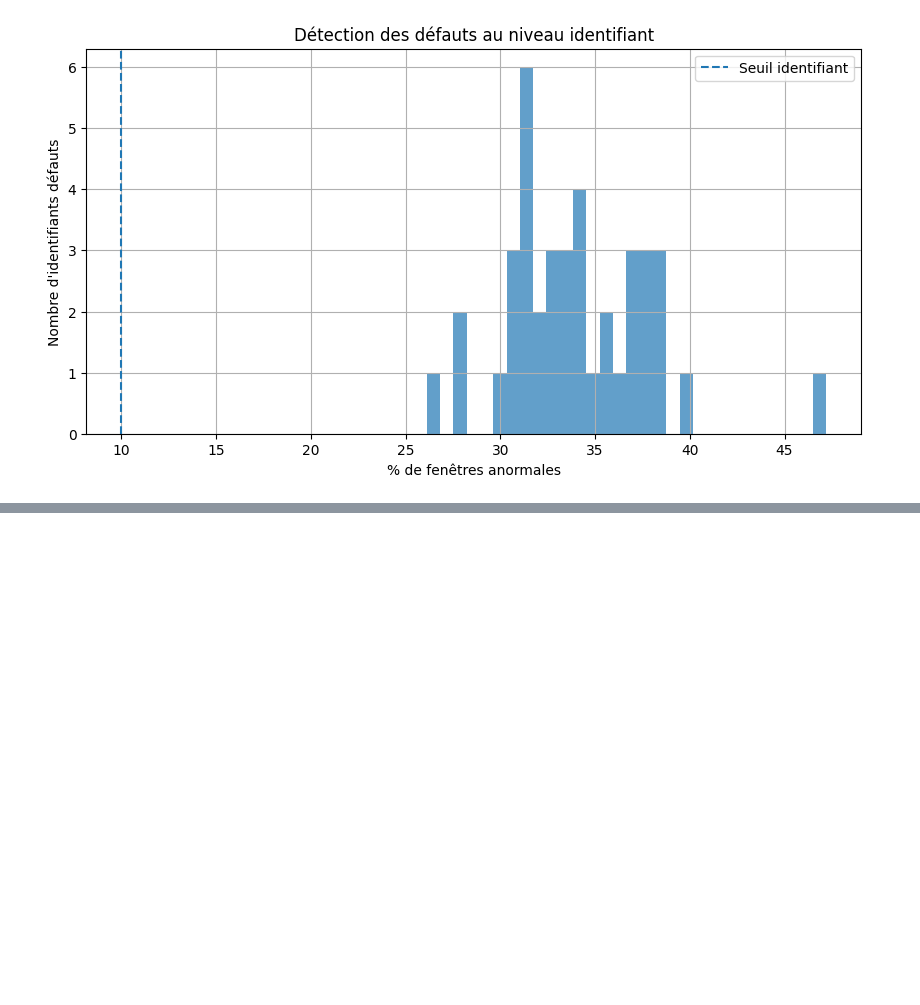
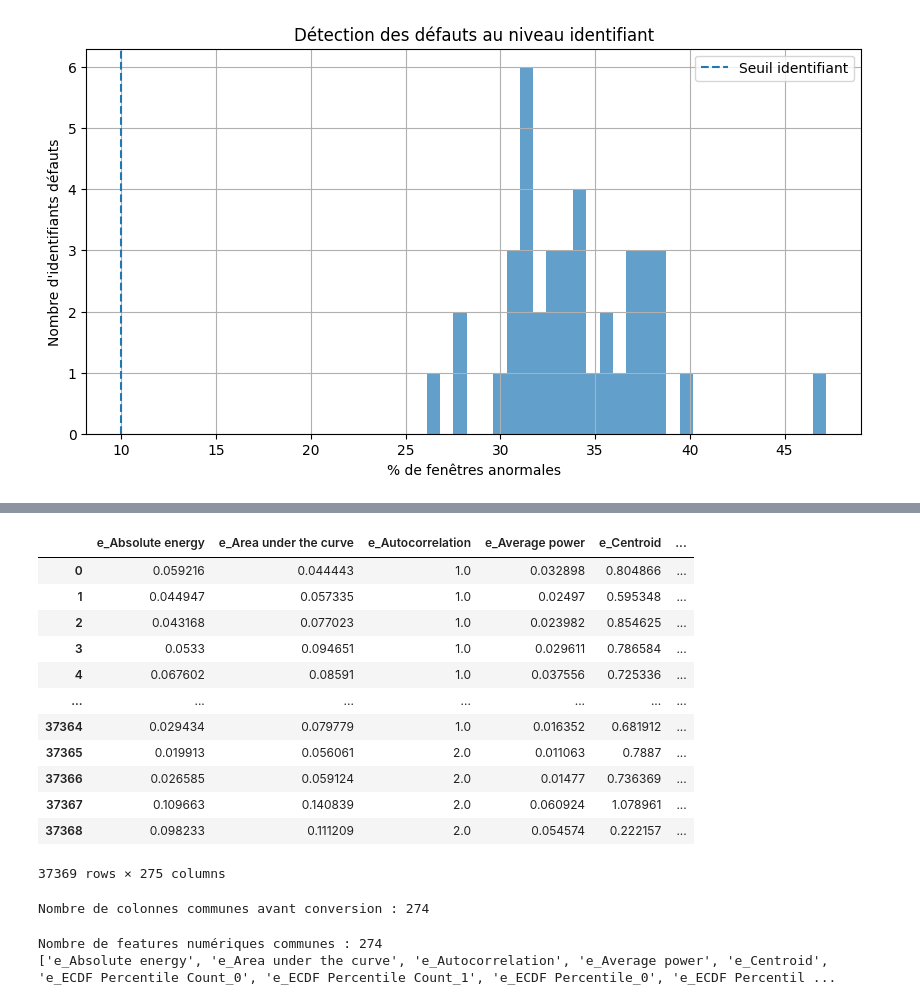
Before and after one commit to louay-git/EI_Stellantis, a Jupyter notebook: dataset0/test.ipynb, the cells around one changed output, grey strips where cells are left out. Drawn from its saved outputs; the diff is of its cells as text; code cells hidden in the pictures; blank space fills up the shorter version.

```diff
--- a/dataset0/test.ipynb
+++ b/dataset0/test.ipynb
@@ -540,0 +578,19 @@ plt.show()
+# %%
+fileEF2 = os.path.join(os.getcwd(), "pdfFeatures2.pkl".format(nSet))
+pdfEF2 = pd.read_pickle(fileEF2)
+# %%
+pdfEF2
+# %% [output]
+|  | e_Absolute energy | e_Area under the curve | e_Autocorrelation | e_Average power | e_Centroid | ... |
+| 0 | 0.059216 | 0.044443 | 1.0 | 0.032898 | 0.804866 | ... |
+| 1 | 0.044947 | 0.057335 | 1.0 | 0.02497 | 0.595348 | ... |
+| 2 | 0.043168 | 0.077023 | 1.0 | 0.023982 | 0.854625 | ... |
+| 3 | 0.0533 | 0.094651 | 1.0 | 0.029611 | 0.786584 | ... |
+| 4 | 0.067602 | 0.08591 | 1.0 | 0.037556 | 0.725336 | ... |
+| ... | ... | ... | ... | ... | ... | ... |
+| 37364 | 0.029434 | 0.079779 | 1.0 | 0.016352 | 0.681912 | ... |
+| 37365 | 0.019913 | 0.056061 | 2.0 | 0.011063 | 0.7887 | ... |
+| 37366 | 0.026585 | 0.059124 | 2.0 | 0.01477 | 0.736369 | ... |
+| 37367 | 0.109663 | 0.140839 | 2.0 | 0.060924 | 1.078961 | ... |
+| 37368 | 0.098233 | 0.111209 | 2.0 | 0.054574 | 0.222157 | ... |
+37369 rows × 275 columns
@@ -540,0 +626,41 @@ plt.show()
+# %%
+common_cols = sorted(
+    list(
+        (set(df_normal.columns) & set(df_fault1.columns) & set(df_mix.columns))
+        - {ID_COL}
+    )
+)
+
+print("Nombre de colonnes communes avant conversion :", len(common_cols))
+# %% [output]
+Nombre de colonnes communes avant conversion : 274
+# %%
+numeric_cols = []
+
+for col in common_cols:
+    normal_col = pd.to_numeric(
+        df_normal[col].astype(str).str.replace(",", ".", regex=False),
+        errors="coerce"
+    )
+
+    fault1_col = pd.to_numeric(
+        df_fault1[col].astype(str).str.replace(",", ".", regex=False),
+        errors="coerce"
+    )
+
+    mix_col = pd.to_numeric(
+        df_mix[col].astype(str).str.replace(",", ".", regex=False),
+        errors="coerce"
+    )
+
+    if normal_col.notna().any() and fault1_col.notna().any() and mix_col.notna().any():
+        numeric_cols.append(col)
+
+print("Nombre de features numériques communes :", len(numeric_cols))
+print(numeric_cols)
+
+if len(numeric_cols) == 0:
+    raise ValueError("Aucune feature numérique commune trouvée.")
+# %% [output]
+Nombre de features numériques communes : 274
+['e_Absolute energy', 'e_Area under the curve', 'e_Autocorrelation', 'e_Average power', 'e_Centroid', 'e_ECDF Percentile Count_0', 'e_ECDF Percentile Count_1', 'e_ECDF Percentile_0', 'e_ECDF Percentil ...
```
Also changed, not shown: parts of 35 cells of this notebook.
